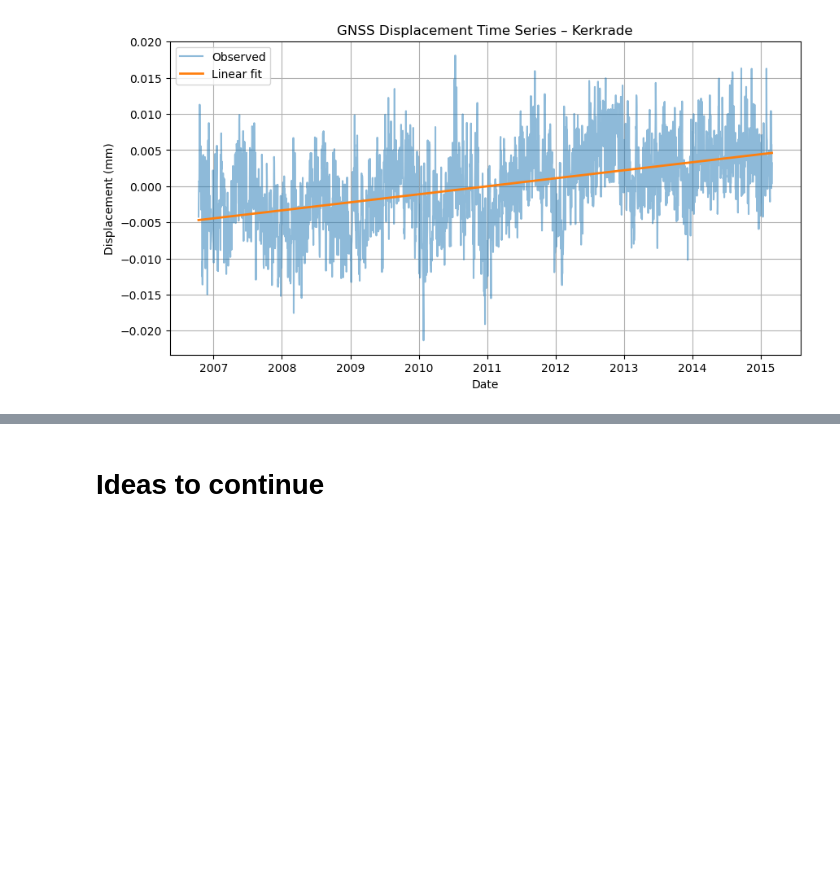
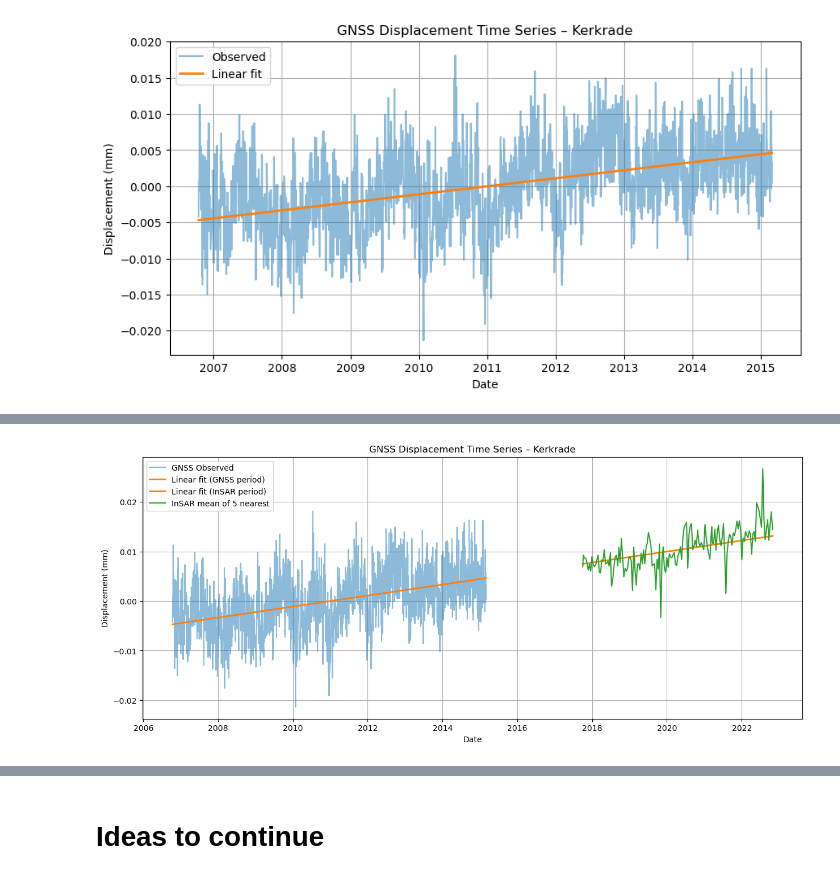
Before and after one commit to nigelwie/SHM-GH-Abandoned-Mines-Limburg, a Jupyter notebook: 02_plot_combined.ipynb, the cells around one changed output, grey strips where cells are left out. Saved outputs shown, nothing was run; the diff lists cells and outputs as text; code cells hidden in the pictures; blank space fills up the shorter version.

```diff
--- a/02_plot_combined.ipynb
+++ b/02_plot_combined.ipynb
@@ -47,14 +47,14 @@ insar_asc_u = convert_insar_to_u(insar_asc_LOS)
 insar_dsc_u = convert_insar_to_u(insar_dsc_LOS)
 # %%
 # # Extract the dates from the .csv file
-dates = pd.to_datetime(insar_asc_u.filter(regex='^u_20').columns, format='u_%Y%m%d')
+insar_dates = pd.to_datetime(insar_asc_u.filter(regex='^u_20').columns, format='u_%Y%m%d')
 
 # # Extract the displacement data from the .csv file
 disp_asc_u = insar_asc_u.filter(regex='^u_20')
 disp_asc_d = insar_asc_LOS.filter(regex='^d_20')
 
 # Calculate the nr of days between the observations where the first observations is day 0
-days = (dates- dates[0]).days
+days = (insar_dates - insar_dates[0]).days
 years = days/365
 # %% [markdown]
 ### Plot all data
@@ -265,6 +263,5 @@ u_cols = insar_asc_u.filter(regex=r"^u_20").columns
 disp_nearest_u = insar_asc_u.loc[nearest.index, u_cols]  # shape (N, n_times)
 
 insar_mean_u = disp_nearest_u.mean(axis=0)  # Series indexed by u_YYYYMMDD columns
-
-dates = pd.to_datetime(u_cols, format="u_%Y%m%d")
+insar_mean_u = insar_mean_u.to_numpy()
 # %%
@@ -354,0 +392,14 @@ plt.show()
+# %%
+plt.figure(figsize=(15, 6))
+plt.plot(gnss_dates, gnss_u, label="GNSS Observed", alpha=0.5)
+plt.plot(gnss_fit_dates, gnss_fit_values, '-', label="Linear fit (GNSS period)", linewidth=2)
+plt.plot(insar_fit_dates, insar_fit_values, '-', label="Linear fit (InSAR period)", linewidth=2, color='C1')
+plt.plot(insar_dates, insar_mean_u_shift, label=f"InSAR mean of {N} nearest", markersize=3)
+plt.xlabel("Date")
+plt.ylabel("Displacement (mm)")
+plt.title(f"GNSS Displacement Time Series – {station_name}")
+plt.legend()
+plt.grid(True)
+plt.show()
+# %% [output]
+[figure, added]
```
Also changed, not shown: parts of 11 cells of this notebook.
